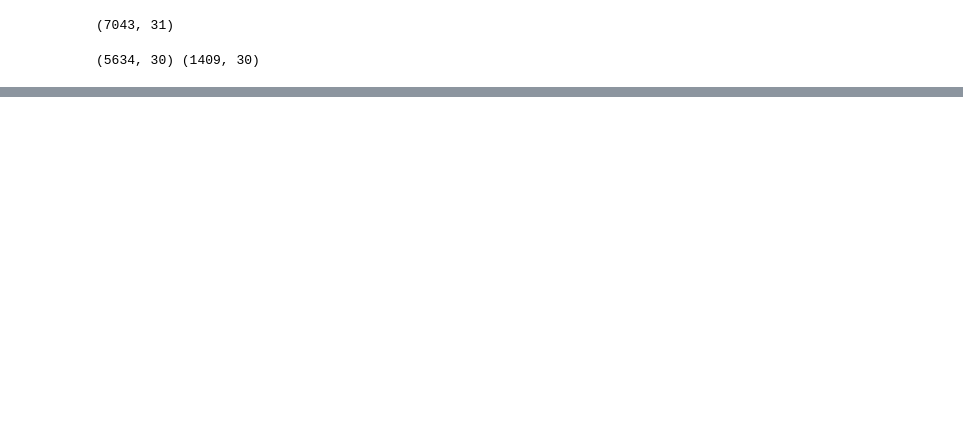
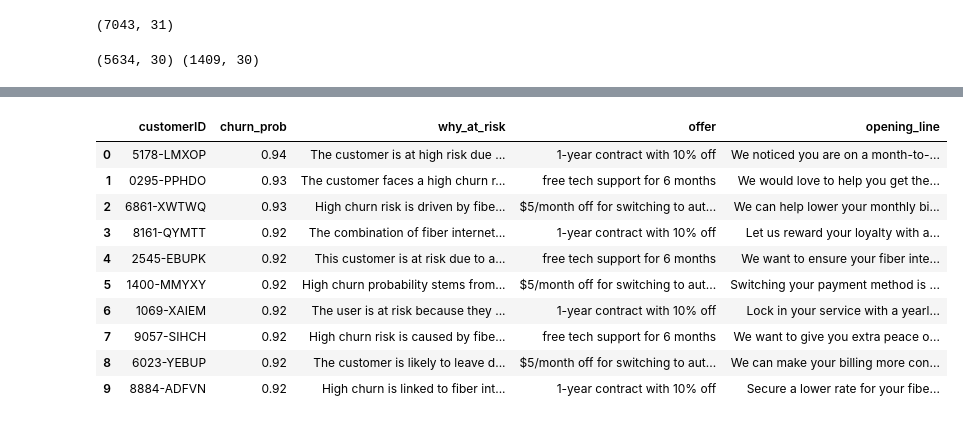
Before and after one commit to cgalla4/churn-risk-assistant, a Jupyter notebook: churn_analysis.ipynb, the cells around one changed output, grey strips where cells are left out. Cells and saved outputs as stored; diff of their text form; code cells hidden in the pictures; blank space fills up the shorter version.

```diff
--- a/churn_analysis.ipynb
+++ b/churn_analysis.ipynb
@@ -231,9 +263,0 @@ google-adk 2.7.1 requires google-genai<3,>=2.12.1, but you have google-genai 3.4
-# %%
-from google import genai
-from google.colab import userdata
-
-# Load the key from Colab Secrets so it never appears in the code
-client = genai.Client(api_key=userdata.get("GEMINI_API_KEY"), http_options={"timeout": 60000})  # give up on any request after 60 seconds
-
-response = client.models.generate_content(model="gemini-3.8-flash", contents="Say hi in 5 words")
-print(response.text)
@@ -294,0 +264,66 @@ KeyboardInterrupt:
+# %%
+# Load the key from Colab Secrets so it never appears in the code
+# Give up on any request after 60 seconds so one slow request can't freeze the notebook
+from google import genai
+from google.colab import userdata
+
+client = genai.Client(api_key=userdata.get("GEMINI_API_KEY"), http_options={"timeout": 60000})
+MODELS = ["gemini-3.5-flash-lite", "gemini-3.1-flash-lite"]  # lighter models are less overloaded on the free tier
+# %%
+import json, os, time
+pd.set_option("display.max_colwidth", None)  # show full notes instead of cutting them off
+
+# Give the AI a fixed list of offers so it can't invent prices or discounts
+OFFERS = "1-year contract with 10% off; free tech support for 6 months; $5/month off for switching to autopay"
+
+def build_prompt(customers):
+    # Describe all 10 customers in one prompt so only one AI request is needed
+    lines = []
+    for _, r in customers.iterrows():
+        lines.append(f"{r.customerID}: {r.churn_prob:.0%} churn risk, {r.tenure} months as a customer, "
+                     f"{r.Contract} contract, {r.InternetService} internet, pays by {r.PaymentMethod}, "
+                     f"${r.MonthlyCharges}/month, tech support: {r.TechSupport}")
+    customer_text = "\n".join(lines)
+    return f"""You are helping a telecom account manager keep customers from leaving.
+Our model found that fiber internet and electronic check payments raise churn risk,
+and 1-2 year contracts and tech support lower it.
+Only recommend offers from this list: {OFFERS}. Do not invent any other prices or discounts.
+
+Customers:
+{customer_text}
+
+Return JSON: a list with one object per customer, with the keys
+"customerID", "why_at_risk", "offer", "opening_line". Keep each value to one sentence."""
+
+def ask_gemini(prompt, tries=3):
+    # Try each model in turn, retrying if the AI service is busy
+    for attempt in range(tries):
+        for model in MODELS:
+            try:
+                response = client.models.generate_content(
+                    model=model, contents=prompt,
+                    config={"response_mime_type": "application/json"})  # ask for structured data, not free text
+                print(f"Notes written by {model}")
+                return json.loads(response.text)
+            except Exception as e:
+                print(f"{model} attempt {attempt + 1} failed: {str(e)[:80]}")
+        time.sleep(15 * (attempt + 1))
+    return None
+
+NOTES_FILE = "ai_notes.csv"
+if os.path.exists(NOTES_FILE):
+    # Reuse saved notes so re-running the notebook doesn't spend AI quota
+    notes_df = pd.read_csv(NOTES_FILE)
+    print("Loaded saved AI notes.")
+else:
+    result = ask_gemini(build_prompt(top10))
+    if result is None:
+        raise RuntimeError("AI service unavailable - try again later.")
+    notes_df = pd.DataFrame(result)
+    notes_df.to_csv(NOTES_FILE, index=False)
+    print("Generated and saved AI notes.")
+
+# Join the AI notes to the at-risk list
+final = top10.merge(notes_df, on="customerID")
+final[["customerID", "churn_prob", "why_at_risk", "offer", "opening_line"]]
+# %% [output]
@@ -294,0 +332,11 @@ KeyboardInterrupt:
+|  | customerID | churn_prob | why_at_risk | offer | opening_line |
+| 0 | 5178-LMXOP | 0.94 | The customer is at high risk due ... | 1-year contract with 10% off | We noticed you are on a month-to-... |
+| 1 | 0295-PPHDO | 0.93 | The customer faces a high churn r... | free tech support for 6 months | We would love to help you get the... |
+| 2 | 6861-XWTWQ | 0.93 | High churn risk is driven by fibe... | $5/month off for switching to aut... | We can help lower your monthly bi... |
+| 3 | 8161-QYMTT | 0.92 | The combination of fiber internet... | 1-year contract with 10% off | Let us reward your loyalty with a... |
+| 4 | 2545-EBUPK | 0.92 | This customer is at risk due to a... | free tech support for 6 months | We want to ensure your fiber inte... |
+| 5 | 1400-MMYXY | 0.92 | High churn probability stems from... | $5/month off for switching to aut... | Switching your payment method is ... |
+| 6 | 1069-XAIEM | 0.92 | The user is at risk because they ... | 1-year contract with 10% off | Lock in your service with a yearl... |
+| 7 | 9057-SIHCH | 0.92 | High churn risk is caused by fibe... | free tech support for 6 months | We want to give you extra peace o... |
+| 8 | 6023-YEBUP | 0.92 | The customer is likely to leave d... | $5/month off for switching to aut... | We can make your billing more con... |
+| 9 | 8884-ADFVN | 0.92 | High churn is linked to fiber int... | 1-year contract with 10% off | Secure a lower rate for your fibe... |
```
Also changed, not shown: parts of 28 cells of this notebook.
